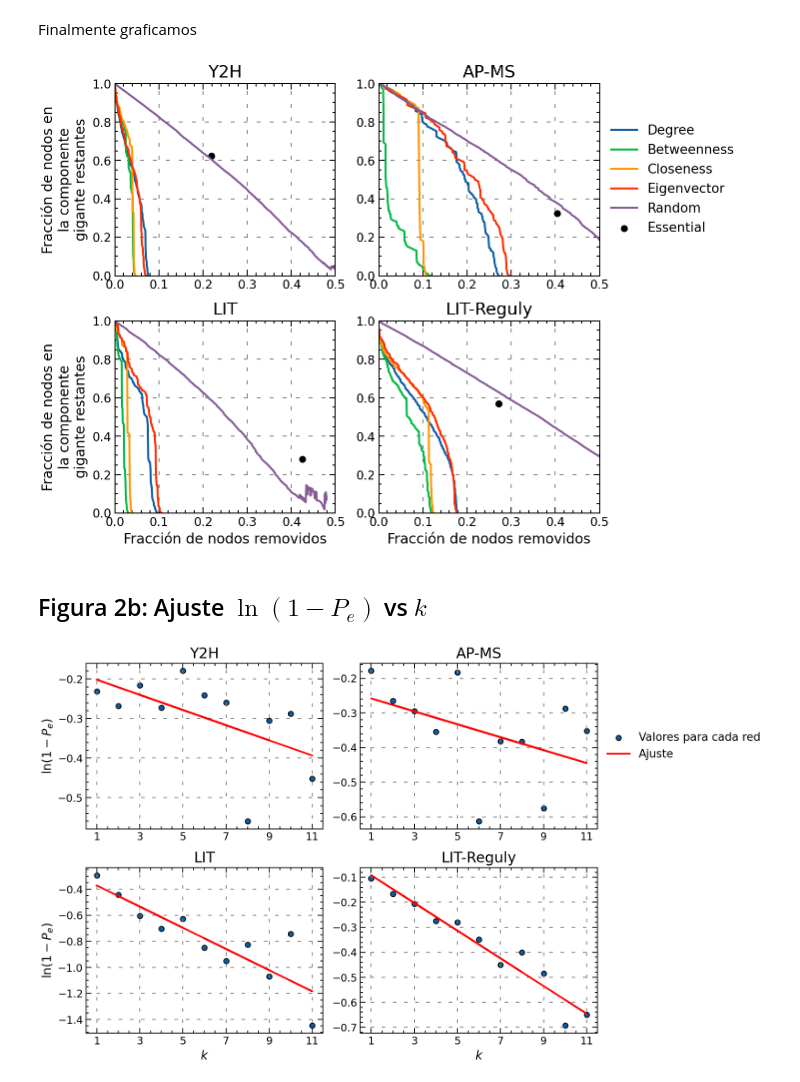
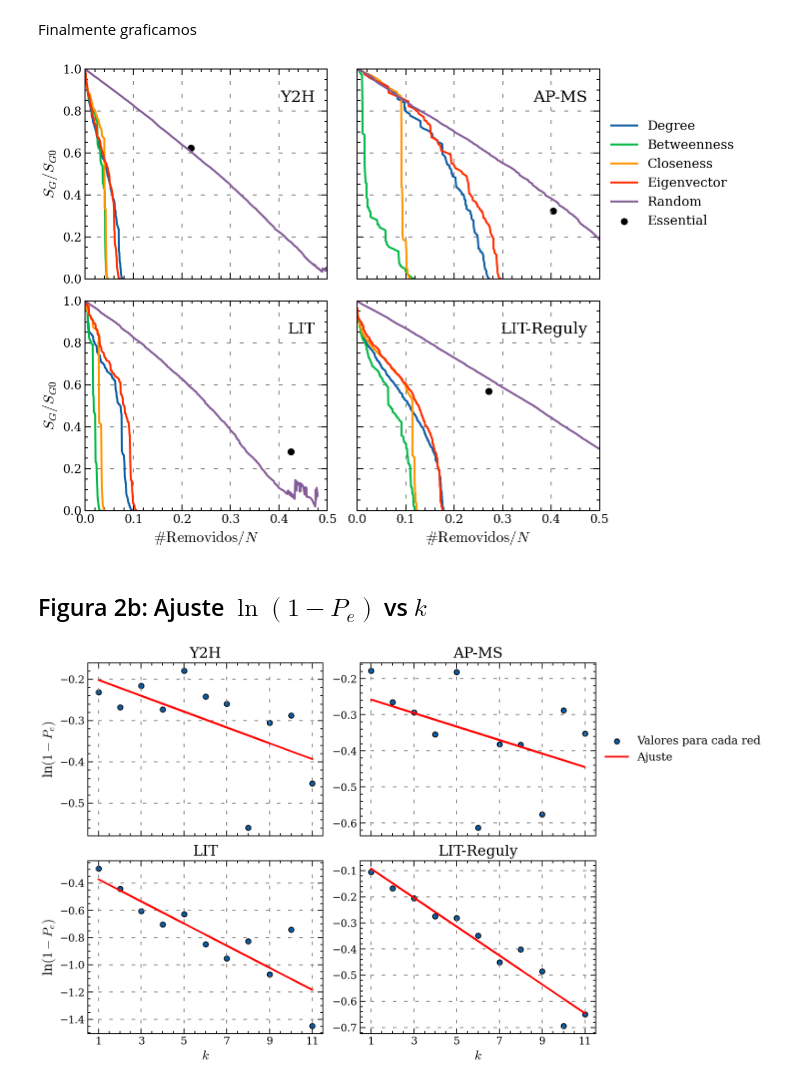
Before and after one commit to facundojgarcia02/CoNet, a Jupyter notebook: TP3/TP3 copy Facu.ipynb, the cells around one changed output. Cells and saved outputs as stored; diff of their text form; code cells hidden in the pictures.

Commit message:
formato figuras

```diff
--- a/TP3/TP3 copy Facu.ipynb
+++ b/TP3/TP3 copy Facu.ipynb
@@ -655,9 +655,9 @@ for (net_name, graph_net), ax in zip(nets.items(), axs.flatten()):
     non_ess_degree_dist = Counter(non_ess_degree)
 
     ax.scatter(ess_degree_dist.keys(), np.array(list(ess_degree_dist.values())),
-            marker='s', ec="black", alpha=0.7, label='Esenciales')
+            marker='^', ec="black", alpha=1, zorder=9, label='Esenciales')
     ax.scatter(non_ess_degree_dist.keys(), np.array(list(non_ess_degree_dist.values())),
-            marker='o', ec="black", alpha=0.7, label="No-Esenciales")
+            marker='o', ec="black", alpha=0.7, zorder=10, label="No-Esenciales")
     ax.set_xscale("log")
     ax.set_yscale("log")
     ax.text(0.95, 0.9, net_name, ha='right', va='top', transform=ax.transAxes, fontsize=16)
@@ -878,33 +875,36 @@ print(ess_dots)
 # %% [markdown]
 Finalmente graficamos
 # %%
-fig, ax = plt.subplots(2, 2, figsize = (10, 7), tight_layout = True)
-ax = ax.flatten()
+fig, axs = plt.subplots(2, 2, figsize = (10, 7), tight_layout=True, sharex=True, sharey=True)
+axs = axs.flatten()
 
 #Para cada red
 for i, (net_name, net_dest_vals) in enumerate(dest_dict_u_copy.items()):
     #Para cada centralidad
     for cent_name, vals in net_dest_vals.items():
         #Al final no pedían Subgraph. La sacamos.
         if cent_name not in ("Subgraph"):
-            ax[i].plot(vals[0], vals[1], label = cent_name)
+            axs[i].plot(vals[0], vals[1], label = cent_name)
 
-    ax[i].set_title(net_name)
-    ax[i].set_ylim(0, 1)
-    ax[i].set_xlim(0, 0.5)
+    # ax[i].set_title(net_name)
+    axs[i].text(0.95, 0.9, net_name, ha='right', va='top',
+               transform=axs[i].transAxes, fontsize=16)
+    axs[i].set_ylim(0, 1)
+    axs[i].set_xlim(0, 0.5)
 
     x_ess_dot, y_ess_dot = ess_dots[net_name]
-    ax[i].scatter(x_ess_dot, y_ess_dot, color = "black", label = "Essential")
+    axs[i].scatter(x_ess_dot, y_ess_dot, color = "black", label = "Essential")
 
-ax[2].set_xlabel("Fracción de nodos removidos")
-ax[3].set_xlabel("Fracción de nodos removidos")
-ax[0].set_ylabel("Fracción de nodos en\nla componente\ngigante restantes")
-ax[2].set_ylabel("Fracción de nodos en\nla componente\ngigante restantes")
-ax[1].legend(bbox_to_anchor = (1, 0.5), loc = "center left", frameon = False)
+axs[2].set_xlabel(r"$\# \mathrm{Removidos} / N$")  # "Fracción de nodos removidos"
+axs[3].set_xlabel(r"$\# \mathrm{Removidos} / N$")  # "Fracción de nodos removidos"
+axs[0].set_ylabel(r"$S_G  / S_{G0}$")  # "Fracción de nodos en\nla componente\ngigante restantes"
+axs[2].set_ylabel(r"$S_G / S_{G0}$")  # "Fracción de nodos en\nla componente\ngigante restantes"
+axs[1].legend(bbox_to_anchor = (1, 0.5), loc = "center left", frameon = False)
 
+plt.savefig("figura3.png", dpi=300)
 plt.show()
 # %% [output]
-[figure, old version]
+[figure, new version]
 # %% [markdown]
 ## Figura 2b: Ajuste $\ln(1-P_e)$ vs $k$
 # %%
@@ -928,7 +928,7 @@ def get_Pe(G):
 
     return np.array(list(Pe.keys())), np.array(list(Pe.values()))
 
-fig, ax = plt.subplots(2, 2, figsize = (12, 7), tight_layout=True)
+fig, ax = plt.subplots(2, 2, figsize = (12, 7), sharex=True, tight_layout=True)
 ax = ax.flatten()
 
 for i, (net_name, G) in enumerate(nets.items()):
@@ -948,7 +948,7 @@ ax[2].set_xlabel("$k$")
 ax[2].set_ylabel("ln$(1 - P_e)$")
 ax[3].set_xlabel("$k$")
 
-plt.savefig("Figura 2b.png", dpi = 300)
+plt.savefig("Figura 2b.png", dpi=300)
 plt.show()
 # %% [output]
-[figure, old version]
+[figure, new version]
```
Also changed, not shown: parts of 2 cells of this notebook, 3 other files.
